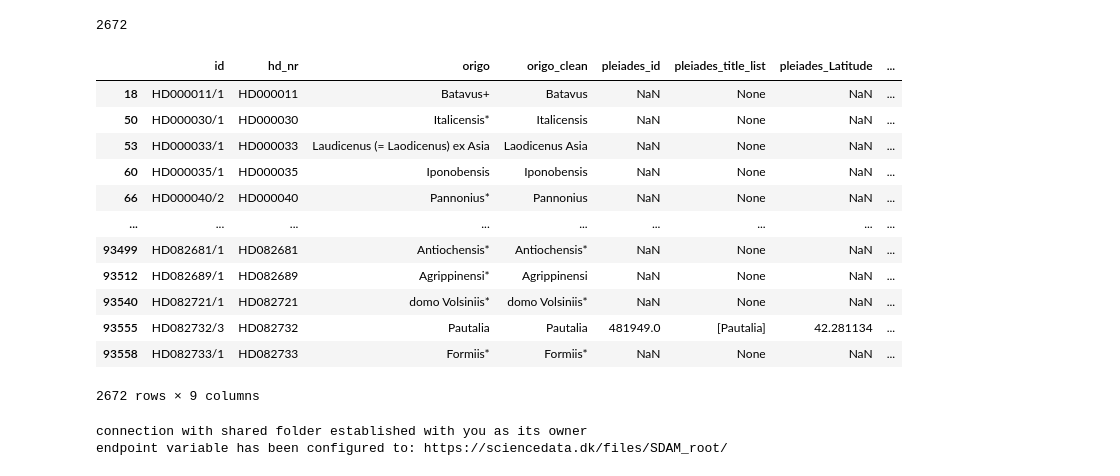
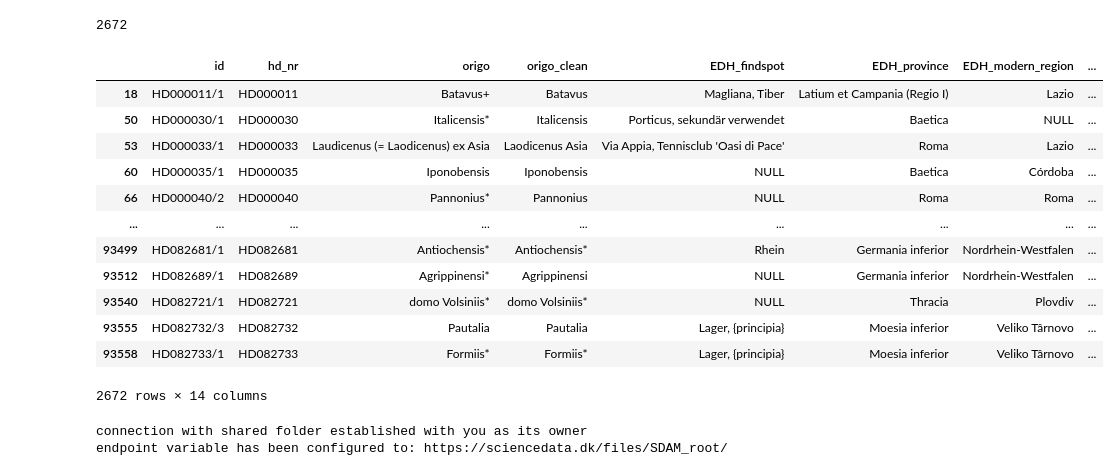
Before and after one commit to sdam-au/EDH_exploration, a Jupyter notebook: scripts/py_ORIGO-GEOCODING.ipynb, the cells around one changed output. Drawn from its saved outputs; the diff is of its cells as text; code cells hidden in the pictures.

Commit message:
origo_df with more EDH metadata

```diff
--- a/scripts/py_ORIGO-GEOCODING.ipynb
+++ b/scripts/py_ORIGO-GEOCODING.ipynb
@@ -330,22 +384,22 @@ len(origo_df)
 origo_df.to_csv("../data/origo_df.csv")
 origo_df.to_json("../data/origo_df.json")
 # %%
-origo_df = pd.read_json("../data/origo_json.csv")
+origo_df = pd.read_json("../data/origo_df.json")
 origo_df
 # %% [output]
-|  | id | hd_nr | origo | origo_clean | pleiades_id | pleiades_title_list | pleiades_Latitude | ... |
-| 18 | HD000011/1 | HD000011 | Batavus+ | Batavus | NaN | None | NaN | ... |
-| 50 | HD000030/1 | HD000030 | Italicensis* | Italicensis | NaN | None | NaN | ... |
-| 53 | HD000033/1 | HD000033 | Laudicenus (= Laodicenus) ex Asia | Laodicenus Asia | NaN | None | NaN | ... |
-| 60 | HD000035/1 | HD000035 | Iponobensis | Iponobensis | NaN | None | NaN | ... |
-| 66 | HD000040/2 | HD000040 | Pannonius* | Pannonius | NaN | None | NaN | ... |
+|  | id | hd_nr | origo | origo_clean | EDH_findspot | EDH_province | EDH_modern_region | ... |
+| 18 | HD000011/1 | HD000011 | Batavus+ | Batavus | Magliana, Tiber | Latium et Campania (Regio I) | Lazio | ... |
+| 50 | HD000030/1 | HD000030 | Italicensis* | Italicensis | Porticus, sekundär verwendet | Baetica | NULL | ... |
+| 53 | HD000033/1 | HD000033 | Laudicenus (= Laodicenus) ex Asia | Laodicenus Asia | Via Appia, Tennisclub 'Oasi di Pace' | Roma | Lazio | ... |
+| 60 | HD000035/1 | HD000035 | Iponobensis | Iponobensis | NULL | Baetica | Córdoba | ... |
+| 66 | HD000040/2 | HD000040 | Pannonius* | Pannonius | NULL | Roma | Roma | ... |
 | ... | ... | ... | ... | ... | ... | ... | ... | ... |
-| 93499 | HD082681/1 | HD082681 | Antiochensis* | Antiochensis* | NaN | None | NaN | ... |
-| 93512 | HD082689/1 | HD082689 | Agrippinensi* | Agrippinensi | NaN | None | NaN | ... |
-| 93540 | HD082721/1 | HD082721 | domo Volsiniis* | domo Volsiniis* | NaN | None | NaN | ... |
-| 93555 | HD082732/3 | HD082732 | Pautalia | Pautalia | 481949.0 | [Pautalia] | 42.281134 | ... |
-| 93558 | HD082733/1 | HD082733 | Formiis* | Formiis* | NaN | None | NaN | ... |
+| 93499 | HD082681/1 | HD082681 | Antiochensis* | Antiochensis* | Rhein | Germania inferior | Nordrhein-Westfalen | ... |
+| 93512 | HD082689/1 | HD082689 | Agrippinensi* | Agrippinensi | NULL | Germania inferior | Nordrhein-Westfalen | ... |
+| 93540 | HD082721/1 | HD082721 | domo Volsiniis* | domo Volsiniis* | NULL | Thracia | Plovdiv | ... |
+| 93555 | HD082732/3 | HD082732 | Pautalia | Pautalia | Lager, {principia} | Moesia inferior | Veliko Târnovo | ... |
+| 93558 | HD082733/1 | HD082733 | Formiis* | Formiis* | Lager, {principia} | Moesia inferior | Veliko Târnovo | ... |
-2672 rows × 9 columns
+2672 rows × 14 columns
 # %%
 s = sddk.cloudSession("sciencedata.dk", "SDAM_root", "648597@au.dk")
 # %% [output]
```
Also changed, not shown: parts of 20 cells of this notebook, 1 other file.
